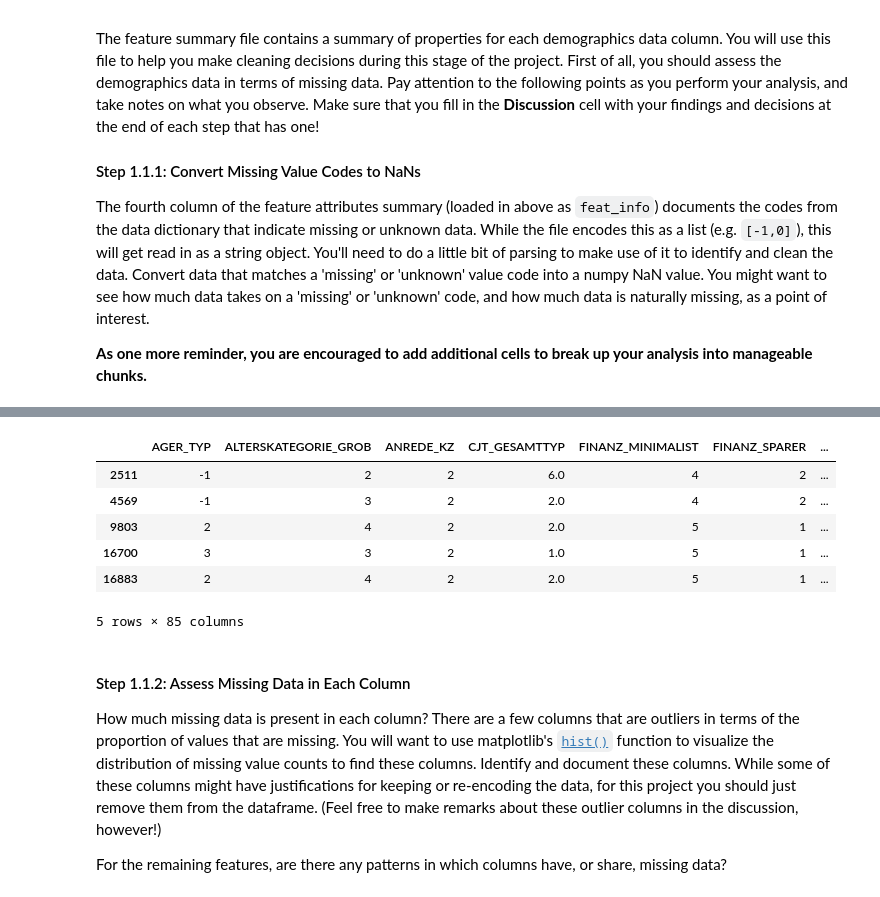
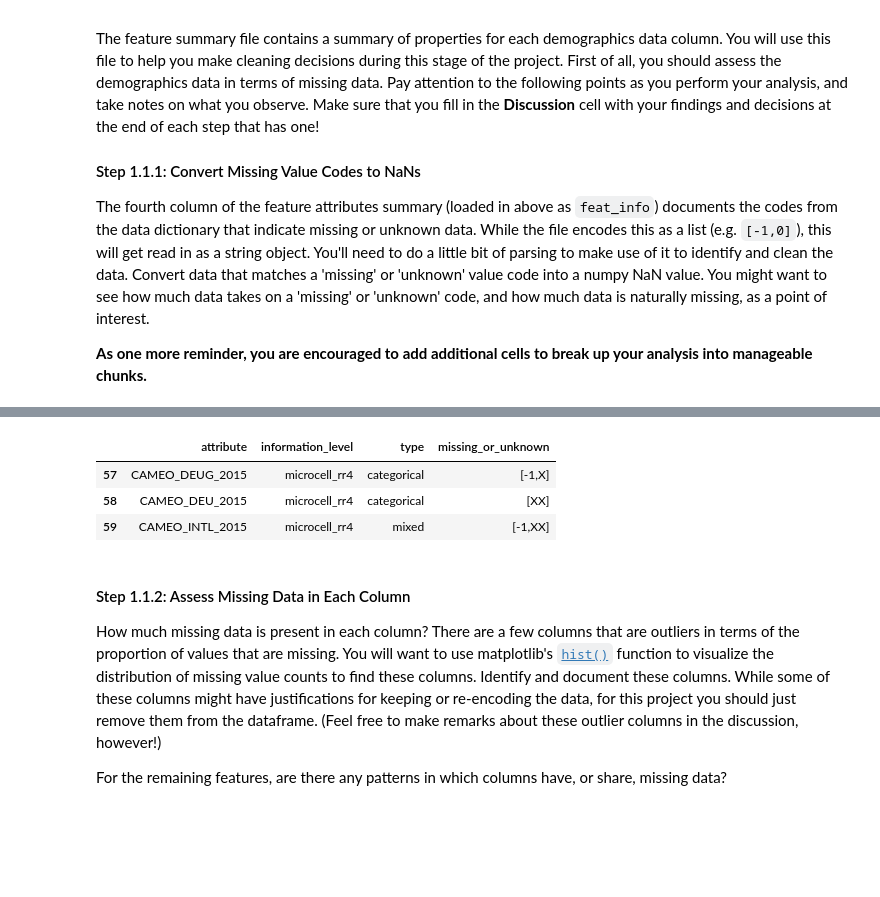
Before and after one commit to kennethn/machine-learning-nanodegree, a Jupyter notebook: p2_customer_segments/Identify_Customer_Segments.ipynb, the cells around one changed output, grey strips where cells are left out. Cells and saved outputs as stored; diff of their text form; code cells hidden in the pictures; blank space fills up the shorter version.

Commit message:
Converted missing value codes to NaN

```diff
--- a/p2_customer_segments/Identify_Customer_Segments.ipynb
+++ b/p2_customer_segments/Identify_Customer_Segments.ipynb
@@ -142,10 +121,0 @@ feat_info
-# %%
-azdias.query('CAMEO_DEU_2015 == "XX"').head()
-# %% [output]
-|  | AGER_TYP | ALTERSKATEGORIE_GROB | ANREDE_KZ | CJT_GESAMTTYP | FINANZ_MINIMALIST | FINANZ_SPARER | ... |
-| 2511 | -1 | 2 | 2 | 6.0 | 4 | 2 | ... |
-| 4569 | -1 | 3 | 2 | 2.0 | 4 | 2 | ... |
-| 9803 | 2 | 4 | 2 | 2.0 | 5 | 1 | ... |
-| 16700 | 3 | 3 | 2 | 1.0 | 5 | 1 | ... |
-| 16883 | 2 | 4 | 2 | 2.0 | 5 | 1 | ... |
-5 rows × 85 columns
@@ -151,0 +124,7 @@ azdias.query('CAMEO_DEU_2015 == "XX"').head()
+# %%
+feat_info[feat_info.missing_or_unknown.str.contains('X')]
+# %% [output]
+|  | attribute | information_level | type | missing_or_unknown |
+| 57 | CAMEO_DEUG_2015 | microcell_rr4 | categorical | [-1,X] |
+| 58 | CAMEO_DEU_2015 | microcell_rr4 | categorical | [XX] |
+| 59 | CAMEO_INTL_2015 | microcell_rr4 | mixed | [-1,XX] |
```
Also changed, not shown: parts of 5 cells of this notebook.
